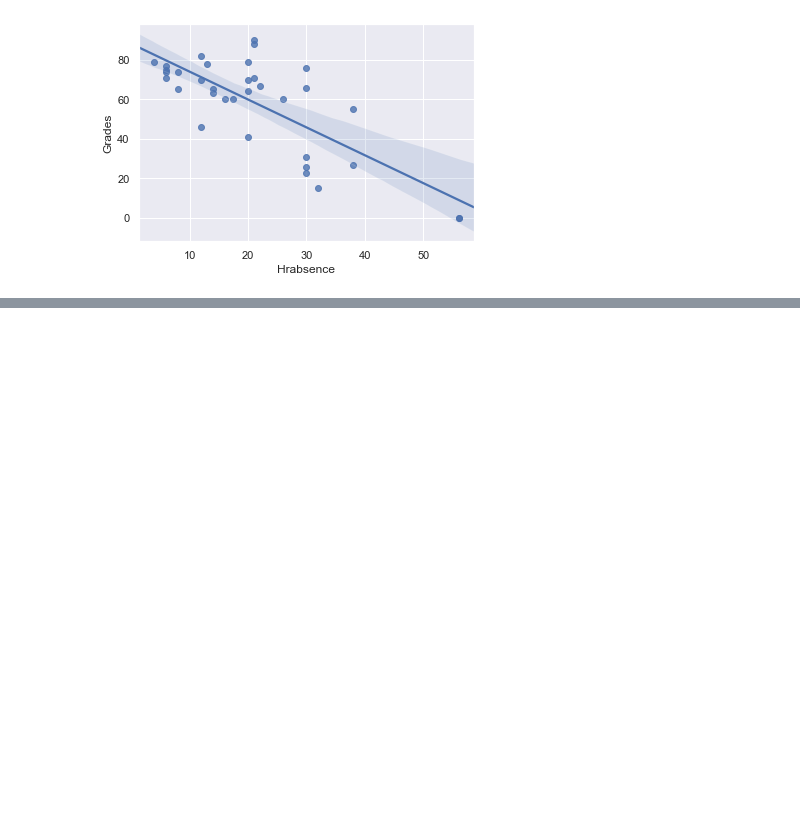
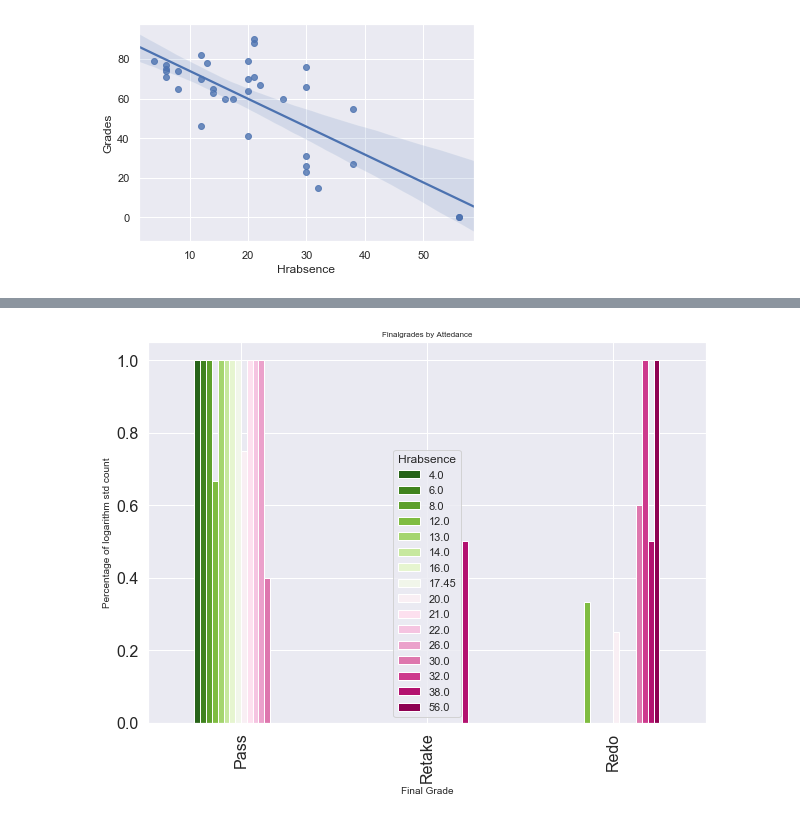
Before and after one commit to bayyaraghu/Usecase, a Jupyter notebook: Untitled1.ipynb, the cells around one changed output, grey strips where cells are left out. Saved outputs shown, nothing was run; the diff lists cells and outputs as text; code cells hidden in the pictures; blank space fills up the shorter version.

```diff
--- a/Untitled1.ipynb
+++ b/Untitled1.ipynb
@@ -294,0 +310,6 @@ stdhr = sns.regplot(x='Hrabsence', y='Grades', data=stdset)
+# %%
+perc = (lambda col:col/col.sum())
+index = ['Pass', 'Retake', 'Redo']
+stdval = pd.crosstab(index=stdset.Finalgrades, columns=stdset.Hrabsence)
+stdval1 = np.log(stdval)
+stdval2 = stdval.apply(perc).reindex(index)
@@ -294,0 +338,8 @@ stdhr = sns.regplot(x='Hrabsence', y='Grades', data=stdset)
+# %%
+stdval2.plot.bar(colormap="PiYG_r",  fontsize=16, figsize=(10,7))
+plt.title("Finalgrades by Attedance", fontsize=8)
+plt.ylabel("Percentage of logarithm std count", fontsize=10)
+plt.xlabel("Final Grade", fontsize=10)
+plt.show()
+# %% [output]
+[figure, added]
```
Also changed, not shown: parts of 23 cells of this notebook, 2 other files.
